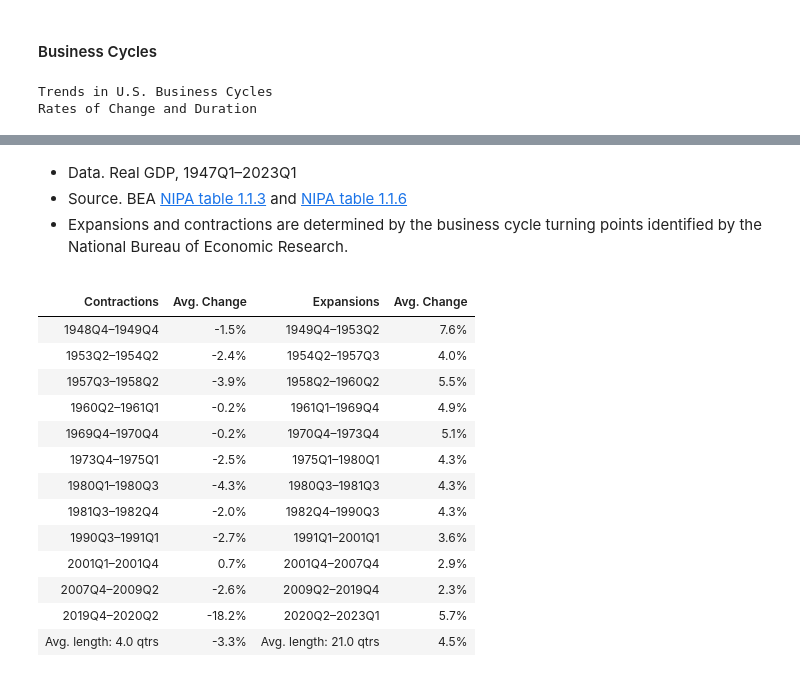
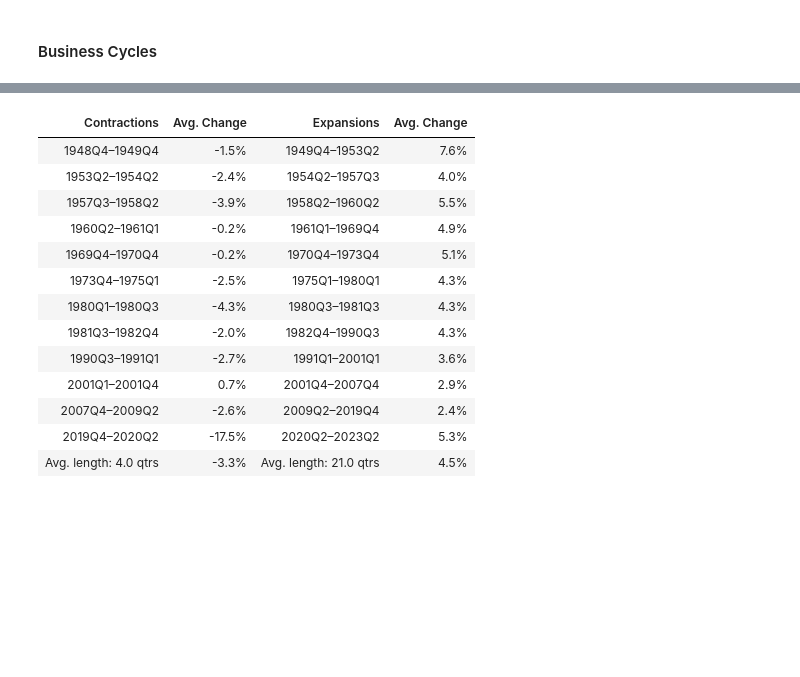
Before and after one commit to us-bea/well-being, a Jupyter notebook: wellbeing.ipynb, the cells around one changed output, grey strips where cells are left out. Cells and saved outputs as stored; diff of their text form; code cells hidden in the pictures; blank space fills up the shorter version.

```diff
--- a/wellbeing.ipynb
+++ b/wellbeing.ipynb
@@ -347,29 +253,24 @@ The gap between the net investment rate and the net saving rate has widened over
 # %%
 start_quarter = '1947Q1'
 end_quarter = '2023Q1'  # default_end_quarter
-show(wellbeing.generate_chart.business_cycles(start_quarter, end_quarter, from_cache=from_cache))
-display(HTML(wellbeing.generate_chart.business_cycle_table(start_quarter, end_quarter, from_cache=from_cache)))
+show(wellbeing.generate_chart.business_cycles(from_cache=from_cache))
+display(HTML(wellbeing.generate_chart.business_cycle_table(from_cache=from_cache)))
 # %% [output]
-Trends in U.S. Business Cycles
-Rates of Change and Duration
 [interactive output not drawn]
 [interactive output not drawn]
-Data. Real GDP, 1947Q1–2023Q1
-Source. BEA NIPA table 1.1.3 and NIPA table 1.1.6
-Expansions and contractions are determined by the business cycle turning points identified by the National Bureau of Economic Research.
 | Contractions | Avg. Change | Expansions | Avg. Change |
 | 1948Q4–1949Q4 | -1.5% | 1949Q4–1953Q2 | 7.6% |
 | 1953Q2–1954Q2 | -2.4% | 1954Q2–1957Q3 | 4.0% |
 | 1957Q3–1958Q2 | -3.9% | 1958Q2–1960Q2 | 5.5% |
 | 1960Q2–1961Q1 | -0.2% | 1961Q1–1969Q4 | 4.9% |
 | 1969Q4–1970Q4 | -0.2% | 1970Q4–1973Q4 | 5.1% |
 | 1973Q4–1975Q1 | -2.5% | 1975Q1–1980Q1 | 4.3% |
 | 1980Q1–1980Q3 | -4.3% | 1980Q3–1981Q3 | 4.3% |
 | 1981Q3–1982Q4 | -2.0% | 1982Q4–1990Q3 | 4.3% |
 | 1990Q3–1991Q1 | -2.7% | 1991Q1–2001Q1 | 3.6% |
 | 2001Q1–2001Q4 | 0.7% | 2001Q4–2007Q4 | 2.9% |
-| 2007Q4–2009Q2 | -2.6% | 2009Q2–2019Q4 | 2.3% |
-| 2019Q4–2020Q2 | -18.2% | 2020Q2–2023Q1 | 5.7% |
+| 2007Q4–2009Q2 | -2.6% | 2009Q2–2019Q4 | 2.4% |
+| 2019Q4–2020Q2 | -17.5% | 2020Q2–2023Q2 | 5.3% |
 | Avg. length: 4.0 qtrs | -3.3% | Avg. length: 21.0 qtrs | 4.5% |
 # %%
 show_narrative('Business Cycles')
```
Also changed, not shown: parts of 42 cells of this notebook, 41 other files.
